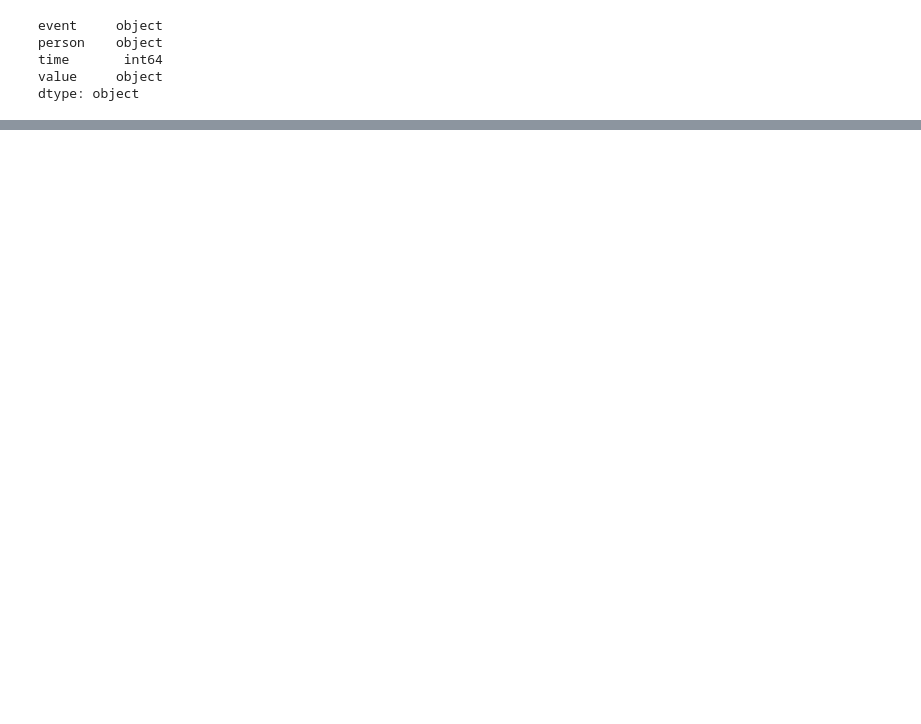
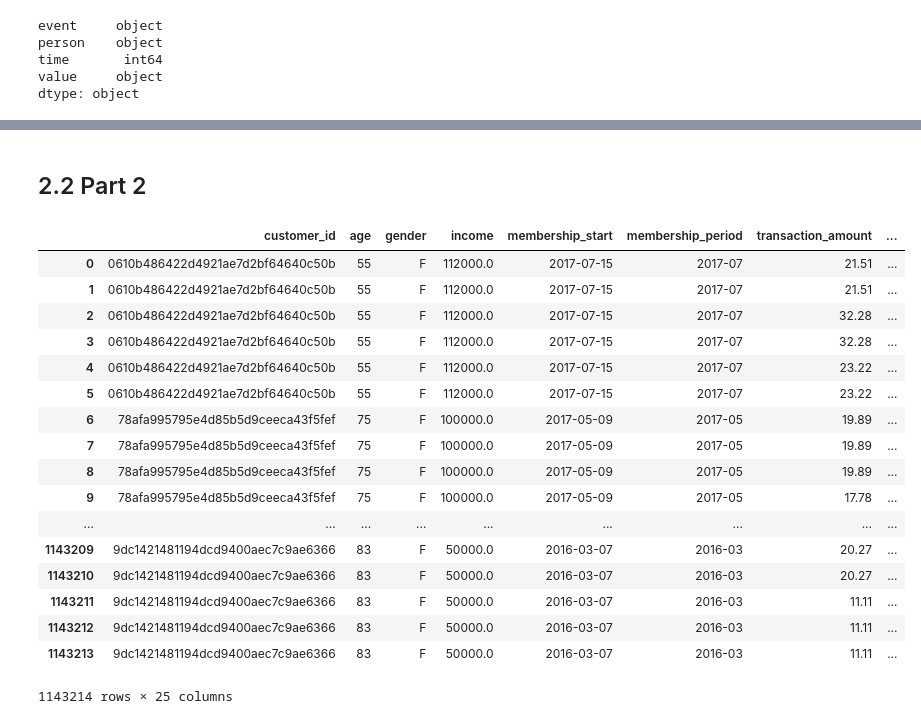
Before and after one commit to salitr/starbucks_offers_analysis, a Jupyter notebook: Starbucks_Capstone_notebook.ipynb, the cells around one changed output, grey strips where cells are left out. Cells and saved outputs as stored; diff of their text form; code cells hidden in the pictures; blank space fills up the shorter version.

```diff
--- a/Starbucks_Capstone_notebook.ipynb
+++ b/Starbucks_Capstone_notebook.ipynb
@@ -476,0 +992,28 @@ transactions.sample(5)
+# %%
+def offers_event1(df, ev):
+    offers = df[df.event == ev]
+
+    return offers
+
+offer_received = offers_event1(offers, 'offer received')
+offers_viewed = offers_event1(offers, 'offer viewed')
+offers_completed = offers_event1(offers, 'offer completed')
+
+def offers_event2(df):
+    df_offers = pd.DataFrame(df.offer_id.value_counts()).reset_index().rename(columns={'index': 'offer_id', 'offer_id': 'count'})
+
+    return df_offers
+
+df_received = offers_event2(offer_received)
+df_viewed = offers_event2(offers_viewed)
+df_completed = offers_event2(offers_completed)
+# %%
+offers_count = pd.merge(pd.merge(df_received, df_viewed, on='offer_id'), df_completed, on='offer_id')
+offers_count = offers_count.rename(columns={'count_x': 'received', 'count_y': 'viewed','count': 'completed'})
+
+#calculating in the proportion of data in each cluster for the customer data to the
+# proportion of data in each cluster for the general population
+offers_count['offer_views(%)'] = offers_count['viewed']/offers_count['received']*100
+offers_count['offer_completion(%)'] = offers_count['completed']/offers_count['received']*100
+offers_count['completed(not_viewed)'] = offers_count['completed']-offers_count['viewed']
+offers_count
@@ -476,0 +1030,3 @@ transactions.sample(5)
+# %%
+offers_comparsion = pd.merge(offers_count, portfolio_clean, on='offer_id')
+offers_comparsion
@@ -476,0 +1043,28 @@ transactions.sample(5)
+# %% [markdown]
+## 2.2 Part 2
+# %%
+full_data = pd.merge(pd.merge(pd.merge(profile_clean,
+                                  transactions, on='customer_id'),
+                         offers, on='customer_id'),
+                offers_comparsion, on='offer_id')
+# %%
+full_data
+# %% [output]
+|  | customer_id | age | gender | income | membership_start | membership_period | transaction_amount | ... |
+| 0 | 0610b486422d4921ae7d2bf64640c50b | 55 | F | 112000.0 | 2017-07-15 | 2017-07 | 21.51 | ... |
+| 1 | 0610b486422d4921ae7d2bf64640c50b | 55 | F | 112000.0 | 2017-07-15 | 2017-07 | 21.51 | ... |
+| 2 | 0610b486422d4921ae7d2bf64640c50b | 55 | F | 112000.0 | 2017-07-15 | 2017-07 | 32.28 | ... |
+| 3 | 0610b486422d4921ae7d2bf64640c50b | 55 | F | 112000.0 | 2017-07-15 | 2017-07 | 32.28 | ... |
+| 4 | 0610b486422d4921ae7d2bf64640c50b | 55 | F | 112000.0 | 2017-07-15 | 2017-07 | 23.22 | ... |
+| 5 | 0610b486422d4921ae7d2bf64640c50b | 55 | F | 112000.0 | 2017-07-15 | 2017-07 | 23.22 | ... |
+| 6 | 78afa995795e4d85b5d9ceeca43f5fef | 75 | F | 100000.0 | 2017-05-09 | 2017-05 | 19.89 | ... |
+| 7 | 78afa995795e4d85b5d9ceeca43f5fef | 75 | F | 100000.0 | 2017-05-09 | 2017-05 | 19.89 | ... |
+| 8 | 78afa995795e4d85b5d9ceeca43f5fef | 75 | F | 100000.0 | 2017-05-09 | 2017-05 | 19.89 | ... |
+| 9 | 78afa995795e4d85b5d9ceeca43f5fef | 75 | F | 100000.0 | 2017-05-09 | 2017-05 | 17.78 | ... |
+| ... | ... | ... | ... | ... | ... | ... | ... | ... |
+| 1143209 | 9dc1421481194dcd9400aec7c9ae6366 | 83 | F | 50000.0 | 2016-03-07 | 2016-03 | 20.27 | ... |
+| 1143210 | 9dc1421481194dcd9400aec7c9ae6366 | 83 | F | 50000.0 | 2016-03-07 | 2016-03 | 20.27 | ... |
+| 1143211 | 9dc1421481194dcd9400aec7c9ae6366 | 83 | F | 50000.0 | 2016-03-07 | 2016-03 | 11.11 | ... |
+| 1143212 | 9dc1421481194dcd9400aec7c9ae6366 | 83 | F | 50000.0 | 2016-03-07 | 2016-03 | 11.11 | ... |
+| 1143213 | 9dc1421481194dcd9400aec7c9ae6366 | 83 | F | 50000.0 | 2016-03-07 | 2016-03 | 11.11 | ... |
+1143214 rows × 25 columns
```
Also changed, not shown: parts of 117 cells of this notebook.
